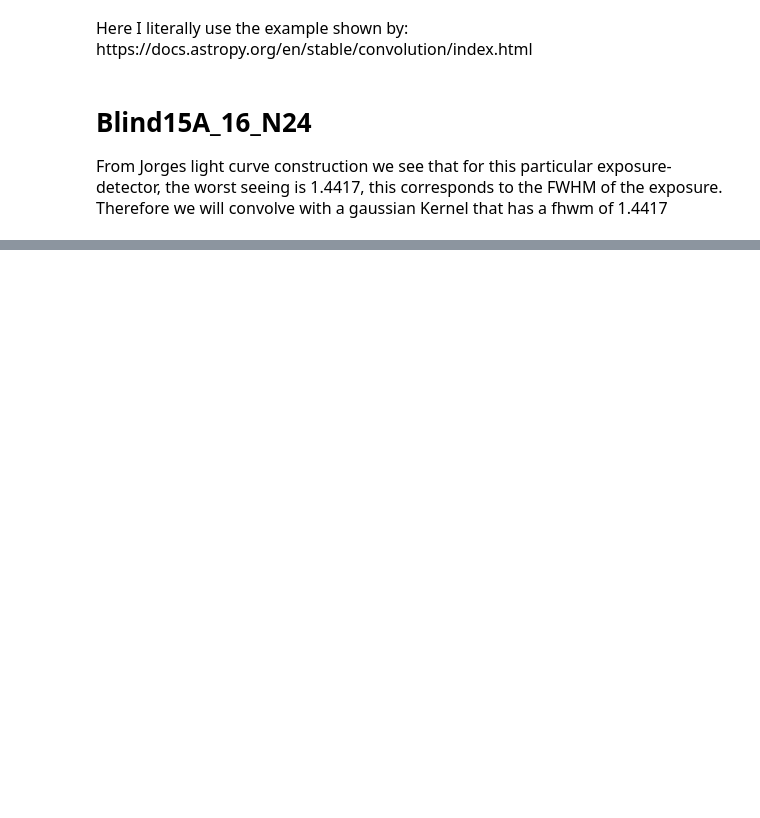
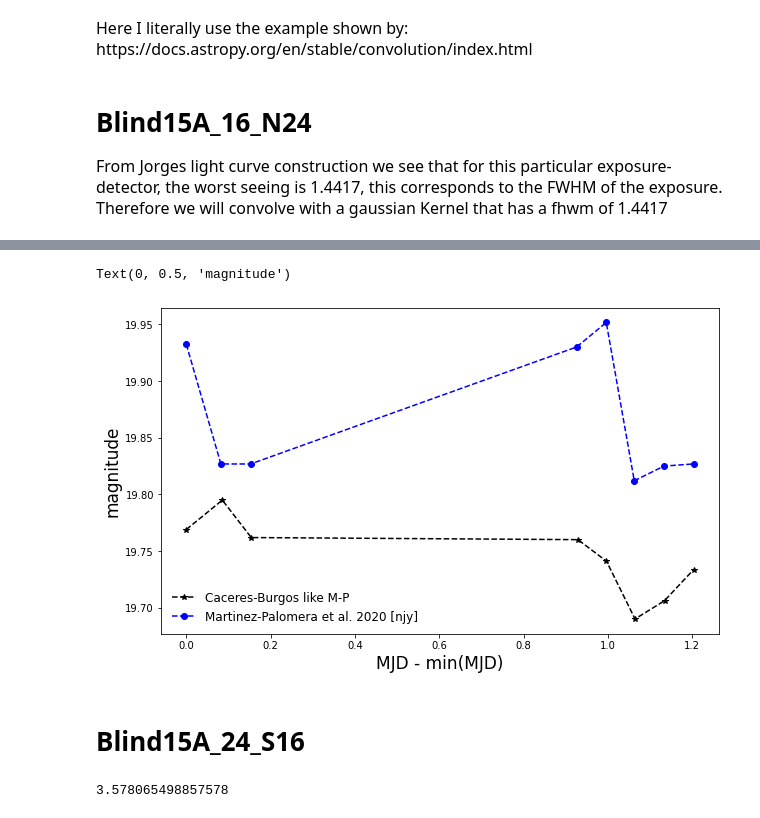
Before and after one commit to PauCaBu/astro_pola, a Jupyter notebook: notebooks/Convolving images.ipynb, the cells around one changed output, grey strips where cells are left out. Drawn from its saved outputs; the diff is of its cells as text; code cells hidden in the pictures; blank space fills up the shorter version.

```diff
--- a/notebooks/Convolving images.ipynb
+++ b/notebooks/Convolving images.ipynb
@@ -40,0 +139,15 @@ plt.imshow(astropy_conv, vmax=200)
+# %%
+
+
+plt.figure(figsize=(10,6))
+plt.plot(info.mjd - min(info.mjd), -2.5*np.log10(fluxes) + info.zp,'*', ls='--', color='black', label='Caceres-Burgos like M-P')
+plt.plot(dates, m_jorge, 'o', ls='--', color='blue', label='Martinez-Palomera et al. 2020 [njy]')
+
+plt.legend(frameon=False, fontsize=12)
+plt.xlabel('MJD - min(MJD)', fontsize=17)
+plt.ylabel('magnitude', fontsize=17)
+# %% [output]
+Text(0, 0.5, 'magnitude')
+[figure, added]
+# %% [markdown]
+# Blind15A_24_S16
@@ -40,0 +156,4 @@ plt.imshow(astropy_conv, vmax=200)
+# %%
+r*.75
+# %% [output]
+3.578065498857578
```
Also changed, not shown: parts of 26 cells of this notebook, 2 other files.
